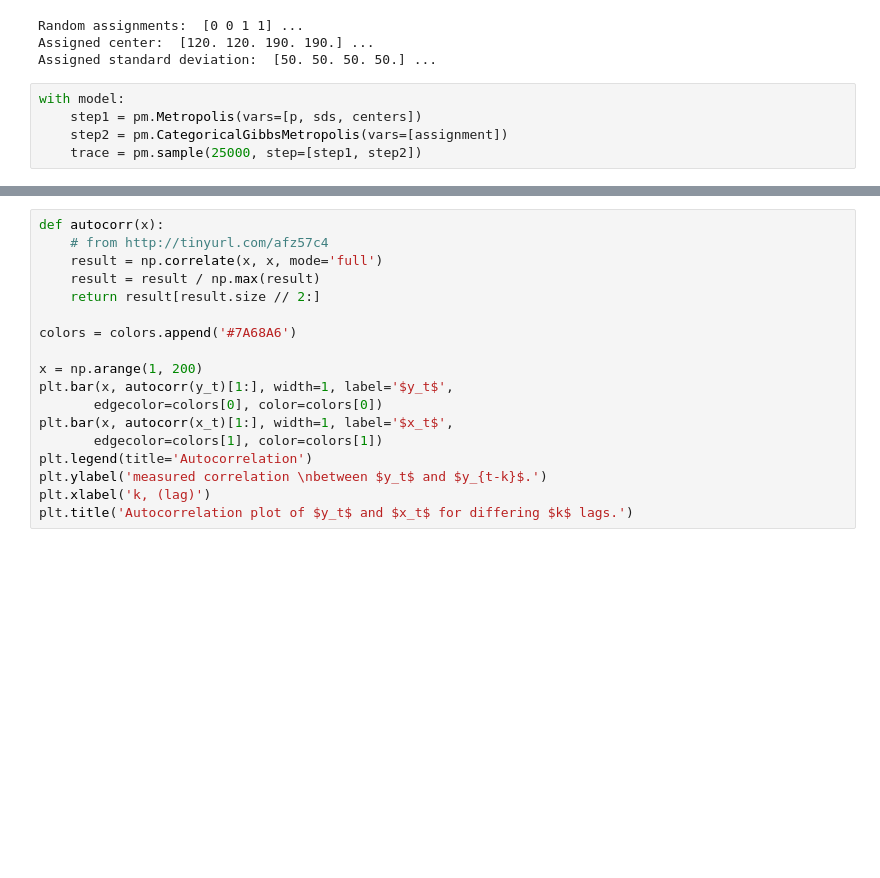
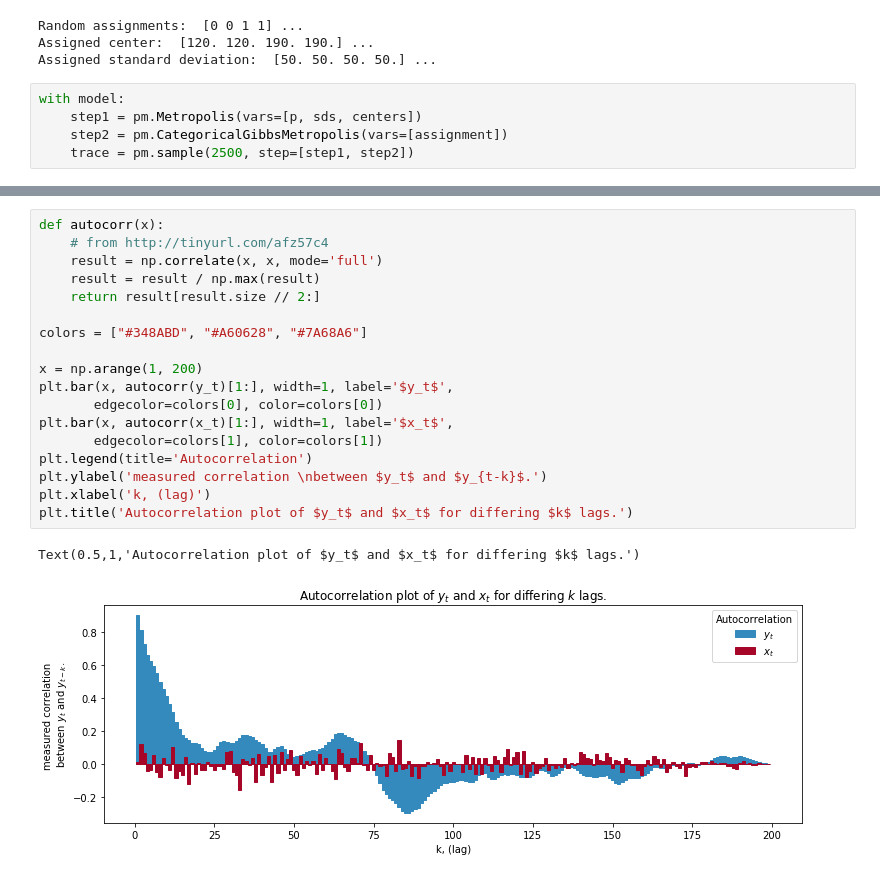
Before and after one commit to CLuiz/probabalistic_programming, a Jupyter notebook: c3.ipynb, the cells around one changed output, grey strips where cells are left out. Cells and saved outputs as stored; diff of their text form; blank space fills up the shorter version.

```diff
--- a/c3.ipynb
+++ b/c3.ipynb
@@ -180,7 +180,7 @@ Assigned standard deviation:  [50. 50. 50. 50.] ...
 with model:
     step1 = pm.Metropolis(vars=[p, sds, centers])
     step2 = pm.CategoricalGibbsMetropolis(vars=[assignment])
-    trace = pm.sample(25000, step=[step1, step2])
+    trace = pm.sample(2500, step=[step1, step2])
 # %% [output]
 Multiprocess sampling (4 chains in 4 jobs)
 CompoundStep
@@ -331,21 +366,24 @@ plt.legend()
 # %%
 def autocorr(x):
     # from http://tinyurl.com/afz57c4
     result = np.correlate(x, x, mode='full')
     result = result / np.max(result)
     return result[result.size // 2:]
 
-colors = colors.append('#7A68A6')
+colors = ["#348ABD", "#A60628", "#7A68A6"]
 
 x = np.arange(1, 200)
 plt.bar(x, autocorr(y_t)[1:], width=1, label='$y_t$',
        edgecolor=colors[0], color=colors[0])
 plt.bar(x, autocorr(x_t)[1:], width=1, label='$x_t$',
        edgecolor=colors[1], color=colors[1])
 plt.legend(title='Autocorrelation')
 plt.ylabel('measured correlation \nbetween $y_t$ and $y_{t-k}$.')
 plt.xlabel('k, (lag)')
 plt.title('Autocorrelation plot of $y_t$ and $x_t$ for differing $k$ lags.')
+# %% [output]
+Text(0.5,1,'Autocorrelation plot of $y_t$ and $x_t$ for differing $k$ lags.')
+[figure, added]
 # %%
 max_x = 200 // 3 + 1
 x = np.arange(1, max_x)
```
Also changed, not shown: parts of 13 cells of this notebook.
